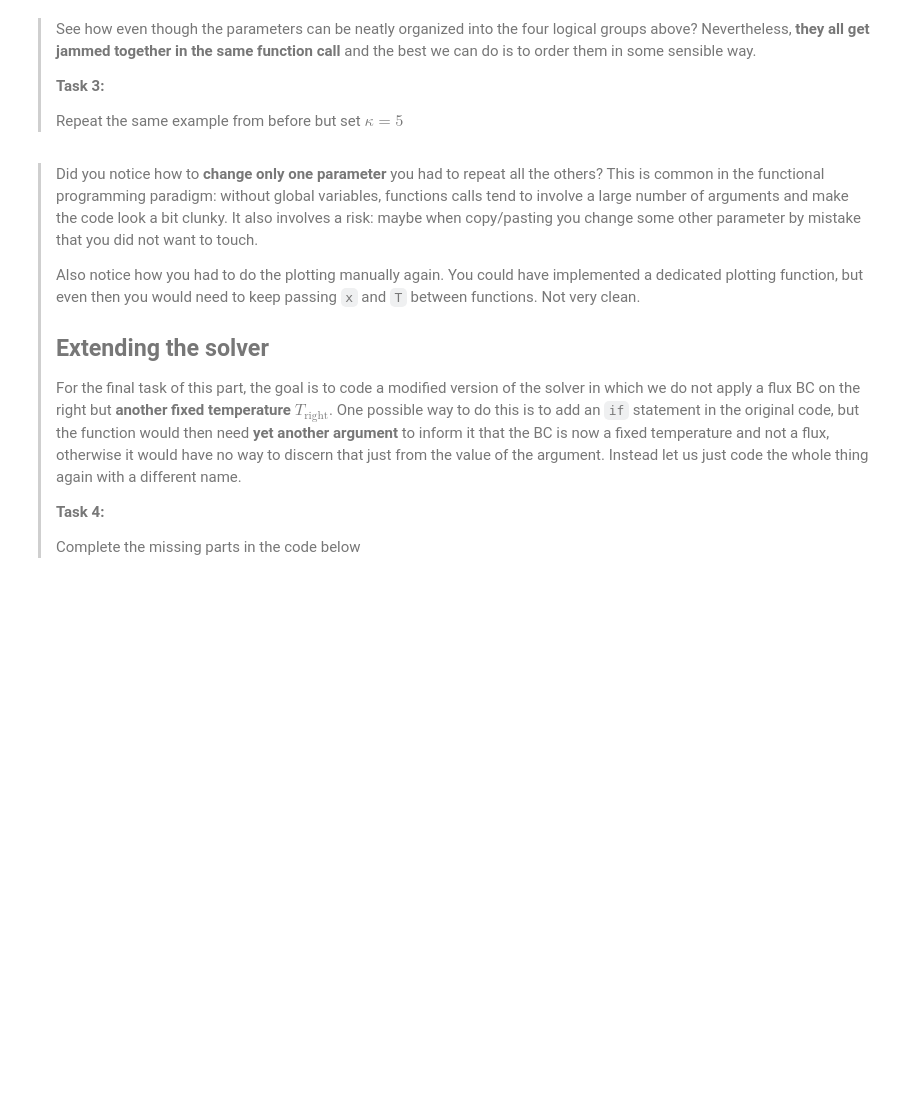
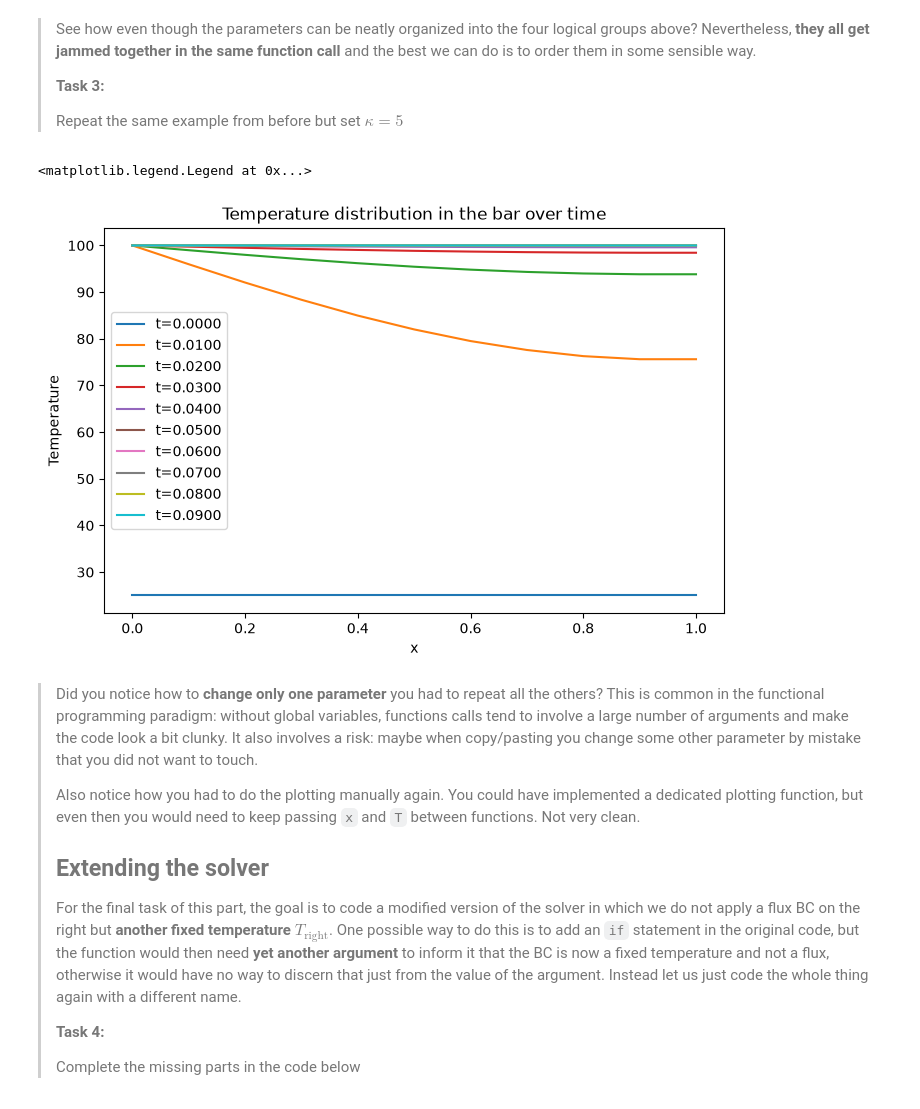
Before and after one commit to Daan-wq-commits/PA2.1, a Jupyter notebook: 1_functional.ipynb, the cells around one changed output. Saved outputs shown, nothing was run; the diff lists cells and outputs as text; code cells hidden in the pictures; blank space fills up the shorter version.

```diff
--- a/1_functional.ipynb
+++ b/1_functional.ipynb
@@ -84,3 +96,26 @@ x,T = # YOUR_CODE_LINE_HERE
+# %%
+# run the solver
+x,T = run_diffusion(
+    L=1.0,
+    dx=0.1,
+    dt=0.001,
+    kappa = 5,
+    T_init=25,
+    T_left=100.0,
+    h_right=0.0,
+    n_steps=1000
+)
+# plot the solution
+plt.figure(figsize=(8,5))
+for n in range(0,T.shape[0],100):
+    plt.plot(x,T[n,:],label=f't={n*0.0001:.4f}')
+plt.xlabel('x')
+plt.ylabel('Temperature')
+plt.title('Temperature distribution in the bar over time')
+plt.legend()
+# %% [output]
+<matplotlib.legend.Legend at 0x...>
+[figure, added]
 # %% [markdown]
 > Did you notice how to **change only one parameter** you had to repeat all the others? This is common in the functional programming paradigm: without global variables, functions calls tend to involve a large number of arguments and make the code look a bit clunky. It also involves a risk: maybe when copy/pasting you change some other parameter by mistake that you did not want to touch.
 >
```
Also changed, not shown: parts of 8 cells of this notebook.
